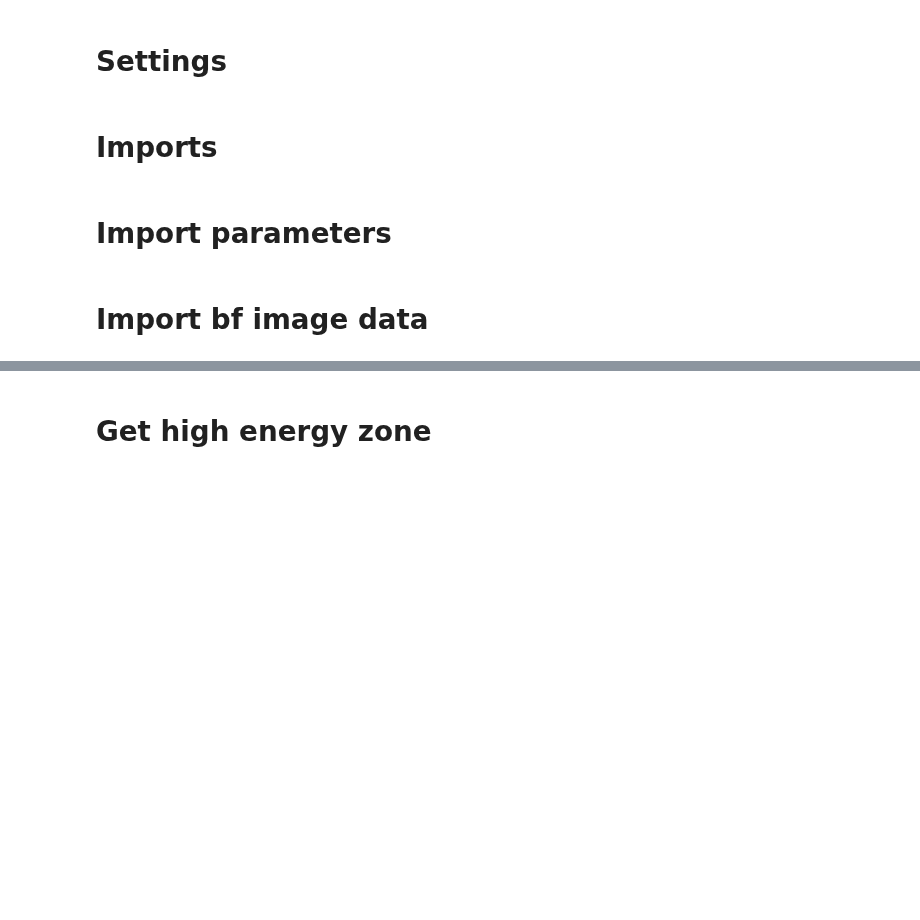
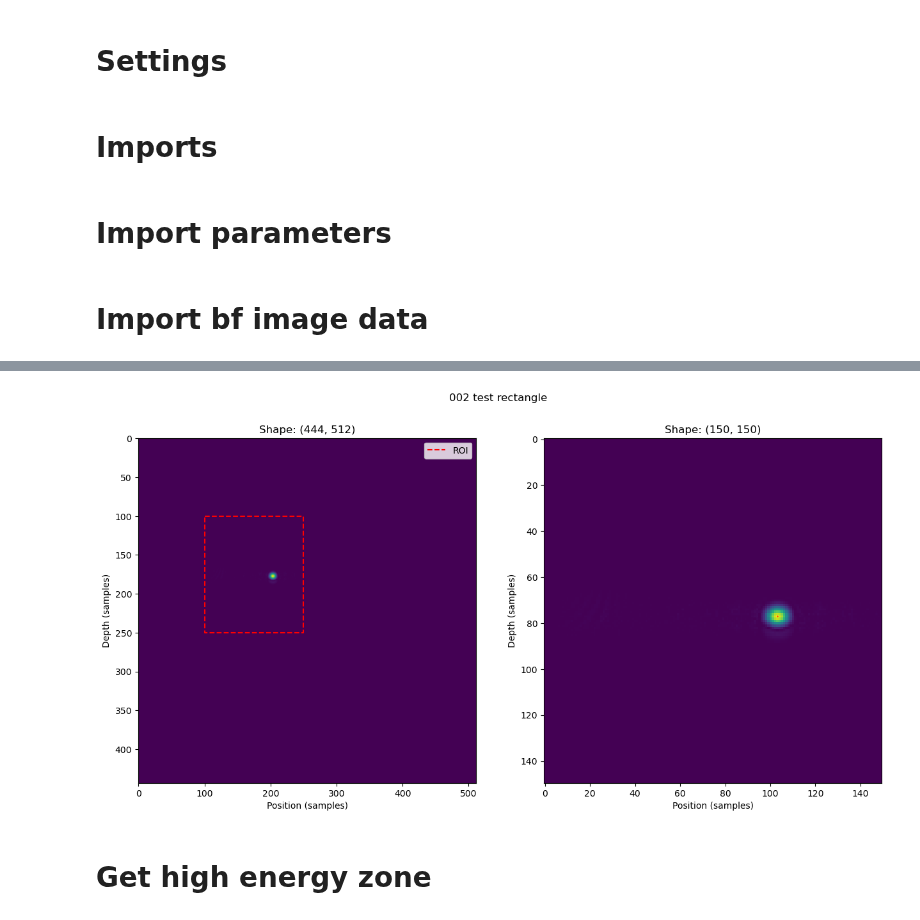
Before and after one commit to MatthieuVAUTRIN/superresolution, a Jupyter notebook: 003_visualization_params.ipynb, the cells around one changed output, grey strips where cells are left out. Saved outputs shown, nothing was run; the diff lists cells and outputs as text; code cells hidden in the pictures; blank space fills up the shorter version.

```diff
--- a/003_visualization_params.ipynb
+++ b/003_visualization_params.ipynb
@@ -169,3 +40,54 @@ for idx, file_path in enumerate(file_paths):
+# %%
+bf_matrices = np.zeros(
+        (
+        params["image"]["nz"],
+        params["image"]["nx"],
+        len(file_paths)
+        )
+    )
+labels = []
+
+for idx, file_path in enumerate(file_paths):
+
+    fig, ax = plt.subplots(1, 2, figsize=(15, 7))
+
+    data = np.load(file_path)
+
+    ax[0].imshow(np.abs(data), aspect='auto', cmap='viridis')
+    ax[0].set_xlabel("Position (samples)")
+    ax[0].set_ylabel("Depth (samples)")
+    ax[0].set_title(f"Shape: {data.shape}")
+
+    #box around the xo, zo, nx, nz
+    x0 = params["image"]["x0"]
+    z0 = params["image"]["z0"]
+    nx = params["image"]["nx"]
+    nz = params["image"]["nz"]
+
+    ax[0].plot([x0, x0+nx, x0+nx, x0, x0], [z0, z0, z0+nz, z0+nz, z0], 'r--', label='ROI')
+    ax[0].legend()
+
+    data = data[params["image"]["x0"]:params["image"]["x0"]+params["image"]["nx"], params["image"]["z0"]:params["image"]["z0"]+params["image"]["nz"]]
+
+    max_row, max_col = np.unravel_index(np.argmax(np.abs(data)), data.shape)
+
+    bf_matrices[:, :, idx] = data
+
+    ax[1].imshow(np.abs(data), aspect='auto', cmap='viridis')
+    ax[1].set_xlabel("Position (samples)")
+    ax[1].set_ylabel("Depth (samples)")
+    ax[1].set_title(f"Shape: {data.shape}")
+
+    #show max energy point
+    ax[1].scatter(max_col, max_row, color='red', s=0.2)
+
+    label = file_path.strip().split("/")[-1].split(".")[0].replace("_", " ")
+    labels.append(label)
+
+    fig.suptitle(label)
+    fig.show()
+# %% [output]
+[figure, added]
 # %% [markdown]
 # Get high energy zone
 # %%
```
Also changed, not shown: parts of 11 cells of this notebook, 4 other files.
